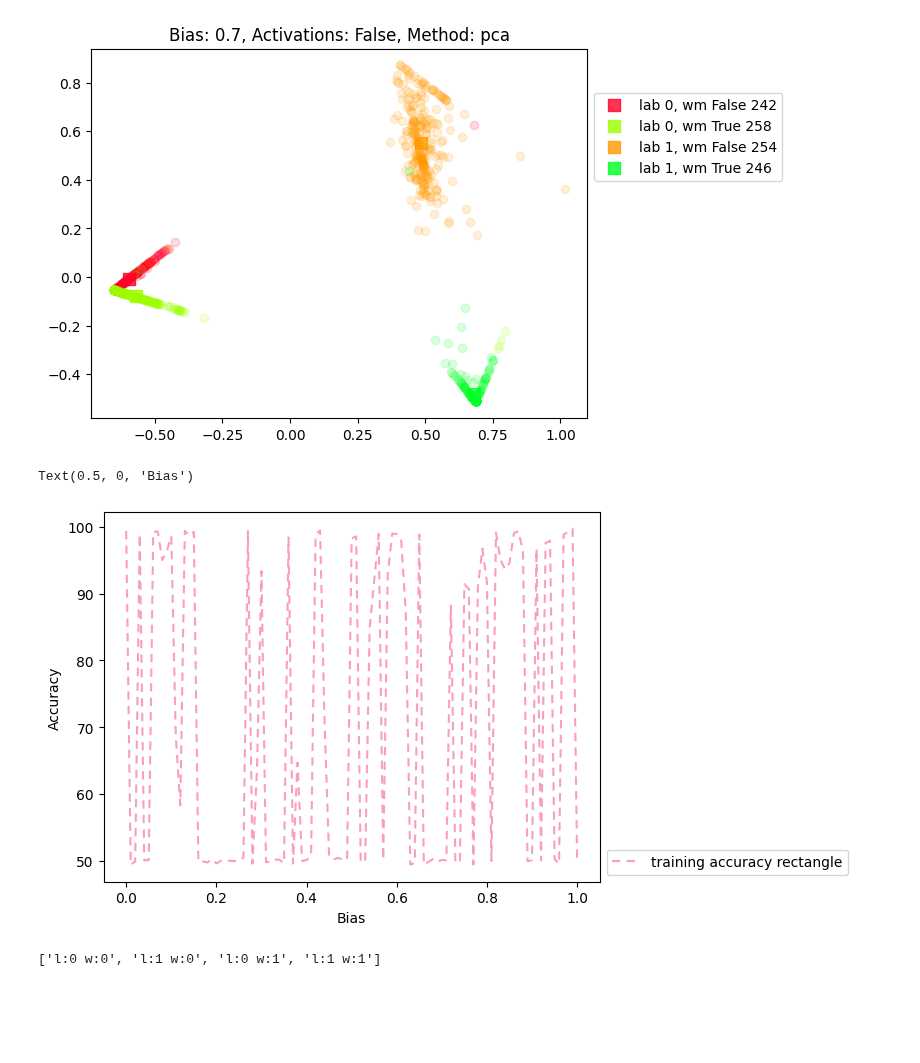
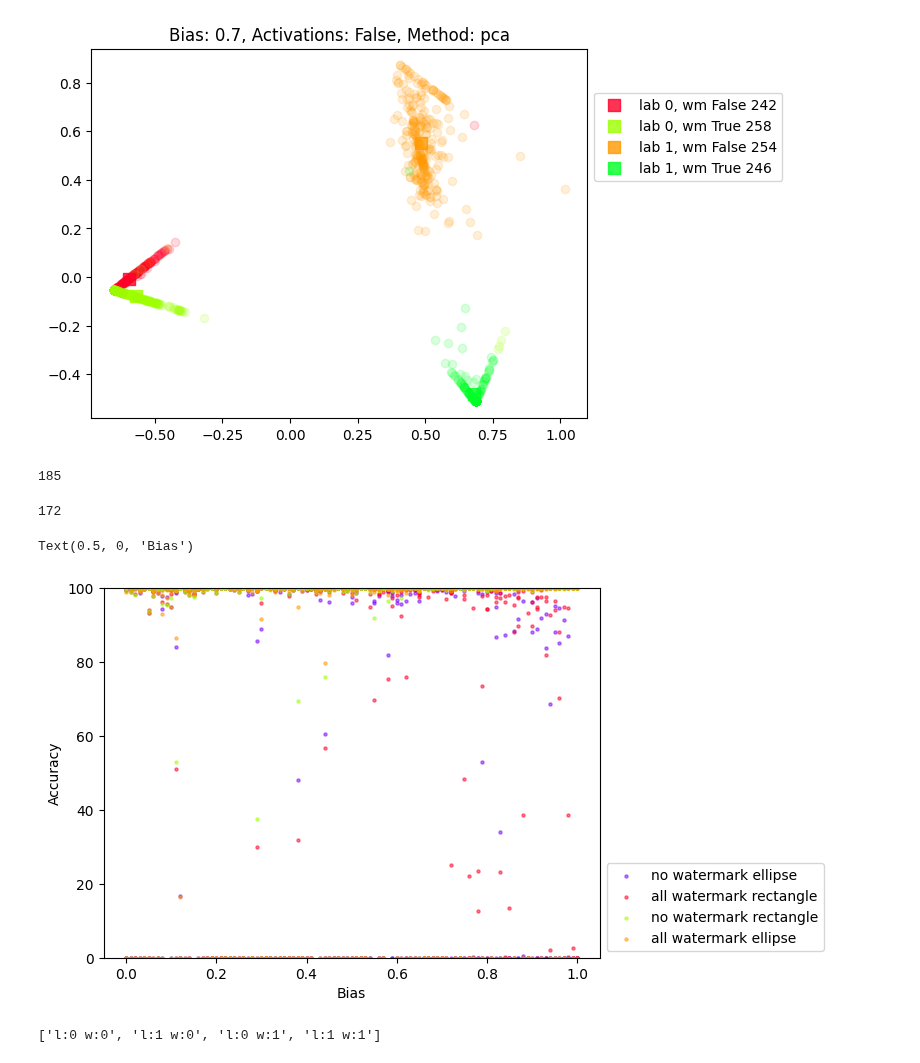
Before and after one commit to lillijo/xai-evaluation-master-thesis, a Jupyter notebook: experiments/dim_reduction_experiments.ipynb, the cells around one changed output. Cells and saved outputs as stored; diff of their text form; code cells hidden in the pictures; blank space fills up the shorter version.

```diff
--- a/experiments/dim_reduction_experiments.ipynb
+++ b/experiments/dim_reduction_experiments.ipynb
@@ -297,12 +297,12 @@ biases = [a["bias"] for a in  data]
 with open("outputs/combined_accuracies.json", "r") as f:
     analysis_data = json.load(f)
     alldata = sorted(analysis_data.values(), key=lambda x: x["bias"])
-    biases = [
-        a["bias"] for a in list(filter(lambda x: x["learning_rate"] == 0.009, alldata))
-    ]
+    biases = [a["bias"] for a in alldata]
 # %%
 ind = 2
-
+biases = [
+    a["bias"] for a in list(filter(lambda x: x["learning_rate"] == 0.009, alldata))
+]
 datas = np.zeros((4, 101))
 datas[0] = [
     a["train_accuracy"][ind]
@@ -321,25 +321,44 @@ datas[3] = [
     for a in list(filter(lambda x: x["learning_rate"] == 0.009, alldata))
 ]
 data = np.sum(datas, 0) / 4
+# %% [output]
+185
+# %%
+
+onlygood = []
+onlygood_bias = []
+onlygood_ids = []
+for k,m in analysis_data.items():
+    if m["train_accuracy"][2] > 95:
+        onlygood_bias.append(m["bias"])
+        onlygood.append(m["train_accuracy"][2])
+        onlygood_ids.append(k)
+
+print(len(onlygood))
+# %% [output]
+172
 # %%
 #data = list(filter(lambda x: x["learning_rate"] == 0.009, alldata))
 
 rcol = ['#fa9fb5','#f768a1','#c51b8a','#7a0177']
 ecol= ['#addd8e','#78c679','#31a354','#006837']
-plt.plot(biases, datas[0], c=rcol[0], label=f"training accuracy rectangle", linestyle=(0,(4,3)))
+#plt.scatter(onlygood_bias, onlygood, c=rcol[3], label=f"training accuracy only good", s=5)
+#plt.scatter(biases, datas[3], c=rcol[0], label=f"training accuracy rectangle")
 #plt.plot(biases, [a["train_accuracy"][0] for a in  data], c=rcol[0], label=f"training accuracy rectangle", linestyle=(0,(4,3)))
-#plt.plot(biases, [a["all_wm_accuracy"][0] for a in  data], c=rcol[2], label=f"all watermark rectangle", linestyle="dashed")
-#plt.plot(biases, [a["no_wm_accuracy"][0] for a in  data], c=rcol[3], label=f"no watermark rectangle", linestyle="dotted")
-#plt.plot(biases, [a["train_accuracy"][1] for a in  data], c=ecol[0], label=f"training accuracy ellipse", linestyle=(0,(5,3)))
-#plt.plot(biases, [a["train_accuracy"][2] for a in  data], c=ecol[2], label=f"training accuracy all", linestyle="dashed")
-#plt.plot(biases, [a["all_wm_accuracy"][1] for a in  data], c=ecol[2], label=f"all watermark ellipse", linestyle="dashed")
-#plt.plot(biases, [a["no_wm_accuracy"][1] for a in  data], c=ecol[3], label=f"no watermark ellipse", linestyle=(0,(1,1)))
+#plt.scatter(biases, [a["train_accuracy"][1] for a in  alldata], c=ecol[0], label=f"training accuracy ellipse" , s=5, alpha=0.5)
+#plt.scatter(biases, [a["train_accuracy"][2] for a in  alldata], c=ecol[2], label=f"training accuracy all", s=5, alpha=0.5)
+plt.scatter(biases, [a["no_wm_accuracy"][1] for a in alldata], c=colors[6], label=f"no watermark ellipse", s=5, alpha=0.5)
+plt.scatter(biases, [a["all_wm_accuracy"][0] for a in alldata], c=colors[0], label=f"all watermark rectangle", s=5, alpha=0.5)
+plt.scatter(biases, [a["no_wm_accuracy"][0] for a in  alldata], c=colors[2], label=f"no watermark rectangle", s=5, alpha=0.5)
+plt.scatter(biases, [a["all_wm_accuracy"][1] for a in  alldata], c=colors[1], label=f"all watermark ellipse", s=5, alpha=0.5)
 plt.legend(loc="lower left", bbox_to_anchor=(1, 0))
+
+plt.ylim([0, 100])
 plt.ylabel("Accuracy")
 plt.xlabel("Bias")
 # %% [output]
 Text(0.5, 0, 'Bias')
-[figure, old version]
+[figure, new version]
 # %%
 labels = []
 labels_no_pred = ["", "", "", ""]
```
Also changed, not shown: 2 other files.
